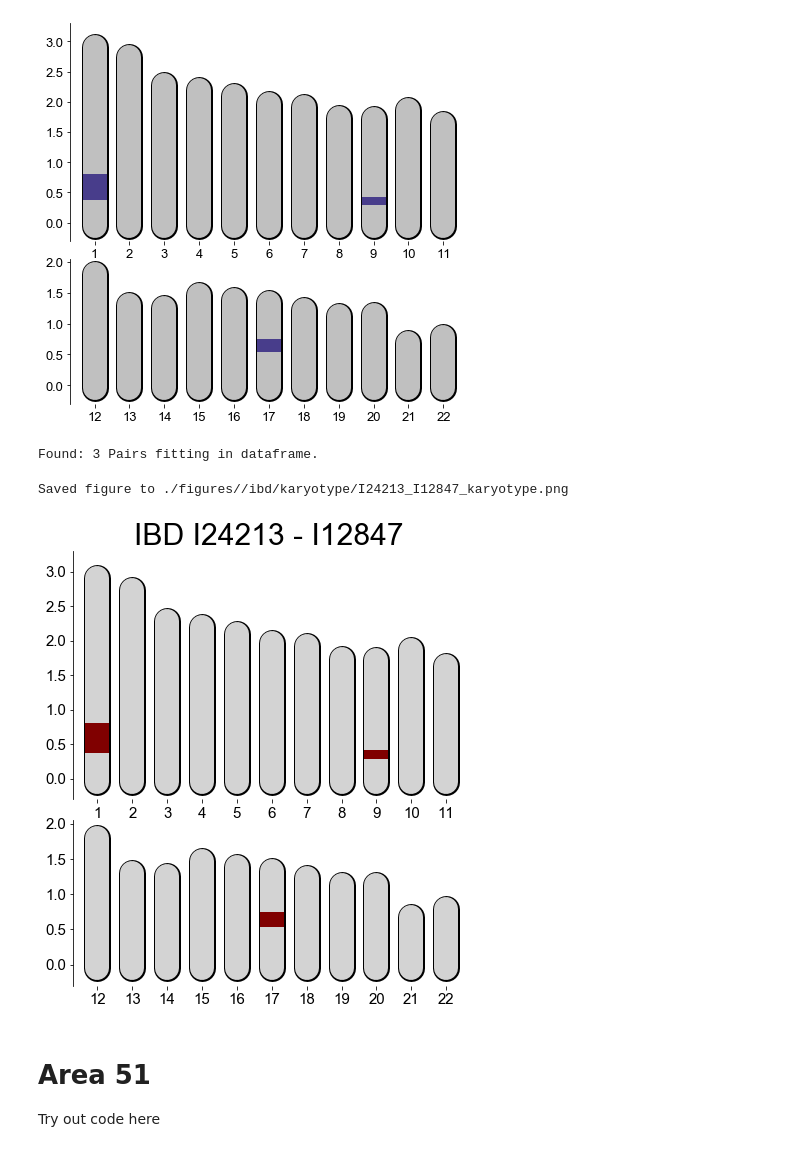
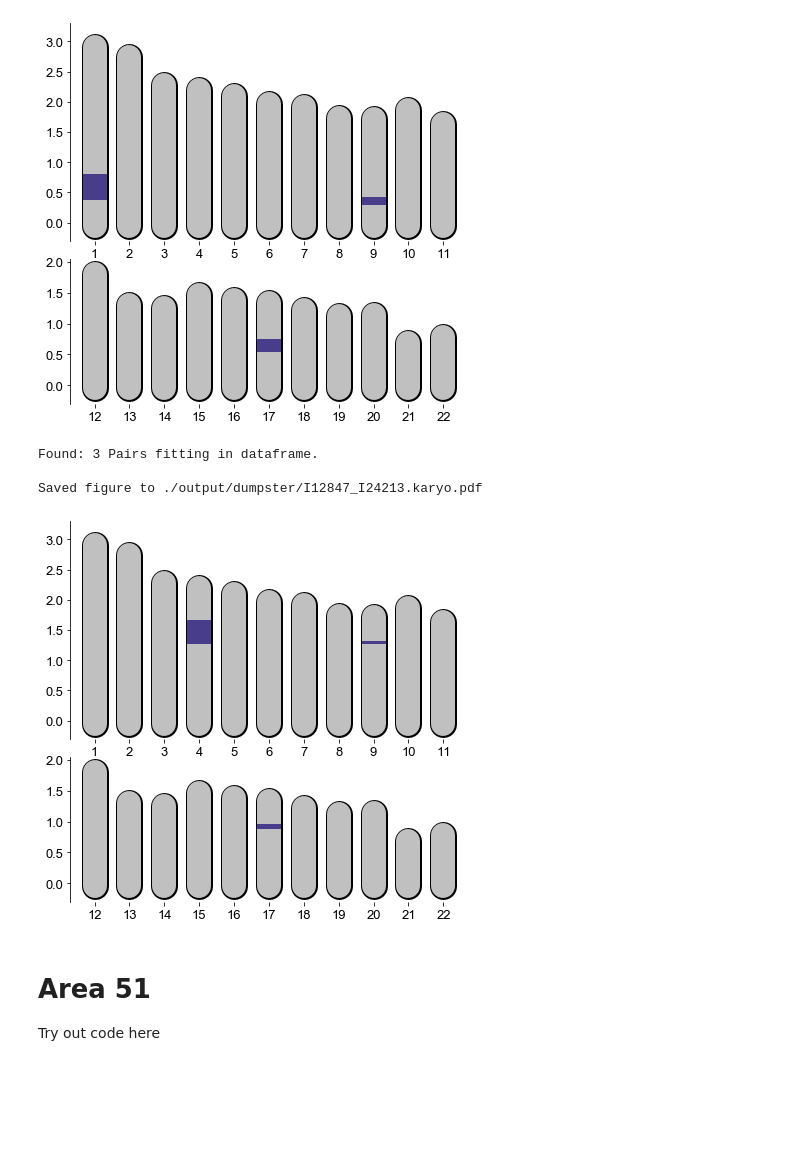
Before and after one commit to hringbauer/punic_aDNA, a Jupyter notebook: notebooks/ibd/plot_IBD.ipynb, the cells around one changed output. Drawn from its saved outputs; the diff is of its cells as text; code cells hidden in the pictures; blank space fills up the shorter version.

```diff
--- a/notebooks/ibd/plot_IBD.ipynb
+++ b/notebooks/ibd/plot_IBD.ipynb
@@ -60,24 +79,15 @@ Found: 5 Pairs fitting in dataframe.
 
 Saved figure to ./output/dumpster/I12847_I24213.karyo.pdf
 [figure]
-# %%
-iid1, iid2 = "I24213", "I12847"
-
-
-
-
-#iid1, iid2 = "I20078", "SA6004"
-df_target = give_sub_df(df_ibd, pop1=iid1, pop2=iid2, col="iid")
-df_target = df_target[df_target["lengthM"]>0.12]
-df_ibds = [df_target[df_target["ch"]==i] for i in range(1,23)]
-# %% [output]
-Found: 3 Pairs fitting in dataframe.
-# %%
-plot_roh_individual(df_ibds, savepath=f"./figures//ibd/karyotype/{iid1}_{iid2}_karyotype.png",
-                    fs=15, title='IBD I24213 - I12847', figsize=(7, 8))
-# %% [output]
-Saved figure to ./figures//ibd/karyotype/I24213_I12847_karyotype.png
-[figure, removed]
+# %%
+## Sicily - Tunesia
+plot_karyo_from_ibd_df(df_ibd, iids=["I3951.SG", "I24086"],
+                       min_cm=6, savepath="./output/dumpster/I12847_I24213.karyo.pdf")
+# %% [output]
+Found: 3 Pairs fitting in dataframe.
+
+Saved figure to ./output/dumpster/I12847_I24213.karyo.pdf
+[figure, added]
 # %% [markdown]
 # Area 51
 Try out code here
```
Also changed, not shown: parts of 5 cells of this notebook, 2 other files.
